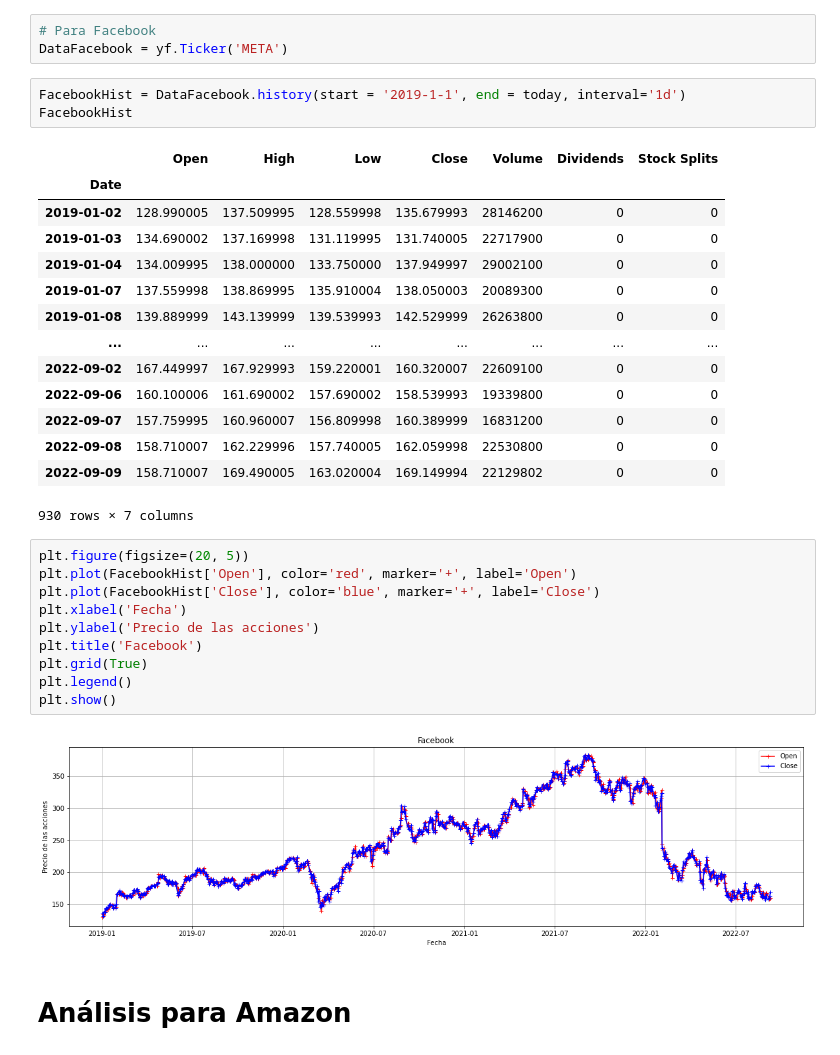
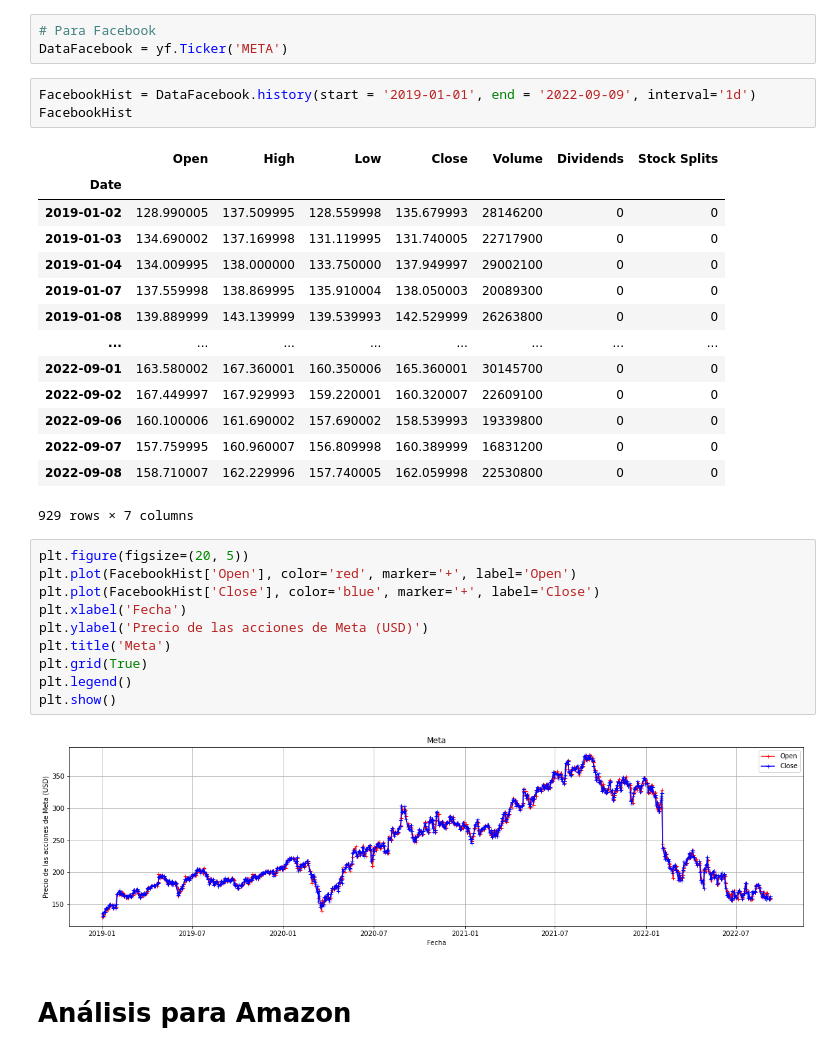
Before and after one commit to OscarCasasolaGarcia/Practicas, a Jupyter notebook: 1EDA/MD_Práctica3_EDA.ipynb, the cells around one changed output. Cells and saved outputs as stored; diff of their text form.

```diff
--- a/1EDA/MD_Práctica3_EDA.ipynb
+++ b/1EDA/MD_Práctica3_EDA.ipynb
@@ -250,7 +248,7 @@ A continuación, se incluye el análisis de otras fuentes de datos:
 # Para Facebook
 DataFacebook = yf.Ticker('META')
 # %%
-FacebookHist = DataFacebook.history(start = '2019-1-1', end = today, interval='1d')
+FacebookHist = DataFacebook.history(start = '2019-01-01', end = '2022-09-09', interval='1d')
 FacebookHist
 # %% [output]
 |  | Open | High | Low | Close | Volume | Dividends | Stock Splits |
@@ -261,24 +259,24 @@ FacebookHist
 | 2019-01-07 | 137.559998 | 138.869995 | 135.910004 | 138.050003 | 20089300 | 0 | 0 |
 | 2019-01-08 | 139.889999 | 143.139999 | 139.539993 | 142.529999 | 26263800 | 0 | 0 |
 | ... | ... | ... | ... | ... | ... | ... | ... |
+| 2022-09-01 | 163.580002 | 167.360001 | 160.350006 | 165.360001 | 30145700 | 0 | 0 |
 | 2022-09-02 | 167.449997 | 167.929993 | 159.220001 | 160.320007 | 22609100 | 0 | 0 |
 | 2022-09-06 | 160.100006 | 161.690002 | 157.690002 | 158.539993 | 19339800 | 0 | 0 |
 | 2022-09-07 | 157.759995 | 160.960007 | 156.809998 | 160.389999 | 16831200 | 0 | 0 |
 | 2022-09-08 | 158.710007 | 162.229996 | 157.740005 | 162.059998 | 22530800 | 0 | 0 |
-| 2022-09-09 | 158.710007 | 169.490005 | 163.020004 | 169.149994 | 22129802 | 0 | 0 |
-930 rows × 7 columns
+929 rows × 7 columns
 # %%
 plt.figure(figsize=(20, 5))
 plt.plot(FacebookHist['Open'], color='red', marker='+', label='Open')
 plt.plot(FacebookHist['Close'], color='blue', marker='+', label='Close')
 plt.xlabel('Fecha')
-plt.ylabel('Precio de las acciones')
-plt.title('Facebook')
+plt.ylabel('Precio de las acciones de Meta (USD)')
+plt.title('Meta')
 plt.grid(True)
 plt.legend()
 plt.show()
 # %% [output]
-[figure, old version]
+[figure, new version]
 # %% [markdown]
 # Análisis para Amazon
 # %%
```
Also changed, not shown: parts of 46 cells of this notebook, 11 other files.
